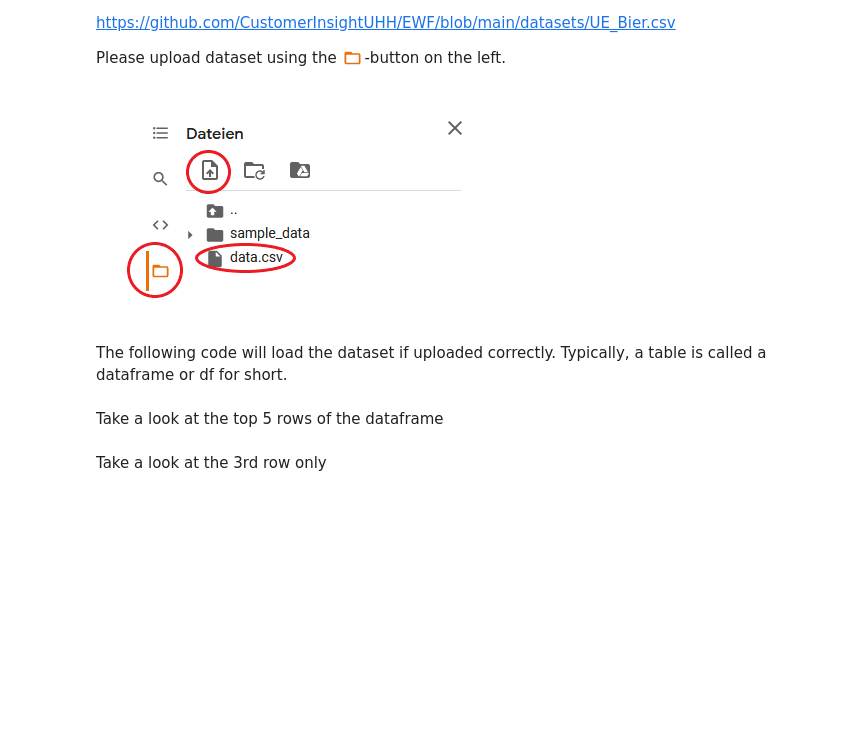
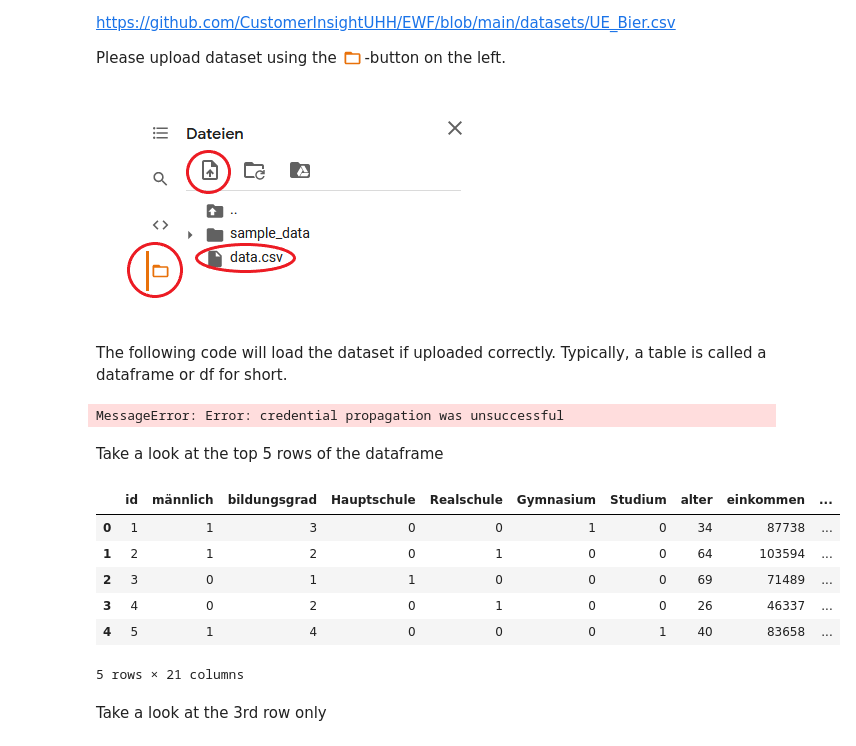
Before and after one commit to td-dot/EWF, a Jupyter notebook: EWF_Python_Introduction_Course.ipynb, the cells around one changed output. Saved outputs shown, nothing was run; the diff lists cells and outputs as text; code cells hidden in the pictures; blank space fills up the shorter version.

Commit message:
Mit Colab erstellt

```diff
--- a/EWF_Python_Introduction_Course.ipynb
+++ b/EWF_Python_Introduction_Course.ipynb
@@ -245,6 +291,11 @@ Please upload dataset using the ![grafik.png](embedded-picture-1)-button on the
 ![colab.png](embedded-picture-2)
 
 The following code will load the dataset if uploaded correctly. Typically, a table is called a dataframe or df for short.
+# %%
+from google.colab import drive
+drive.mount('/content/drive')
+# %% [output]
+MessageError: Error: credential propagation was unsuccessful
 # %%
 df = pd.read_csv('./UE_Bier.csv')
 # %% [markdown]
@@ -254,2 +303,12 @@ Take a look at the top 5 rows of the dataframe
+# %%
+df.head()
+# %% [output]
+|  | id | männlich | bildungsgrad | Hauptschule | Realschule | Gymnasium | Studium | alter | einkommen | ... |
+| 0 | 1 | 1 | 3 | 0 | 0 | 1 | 0 | 34 | 87738 | ... |
+| 1 | 2 | 1 | 2 | 0 | 1 | 0 | 0 | 64 | 103594 | ... |
+| 2 | 3 | 0 | 1 | 1 | 0 | 0 | 0 | 69 | 71489 | ... |
+| 3 | 4 | 0 | 2 | 0 | 1 | 0 | 0 | 26 | 46337 | ... |
+| 4 | 5 | 1 | 4 | 0 | 0 | 0 | 1 | 40 | 83658 | ... |
+5 rows × 21 columns
 # %% [markdown]
 Take a look at the 3rd row only
```
Also changed, not shown: parts of 39 cells of this notebook.
